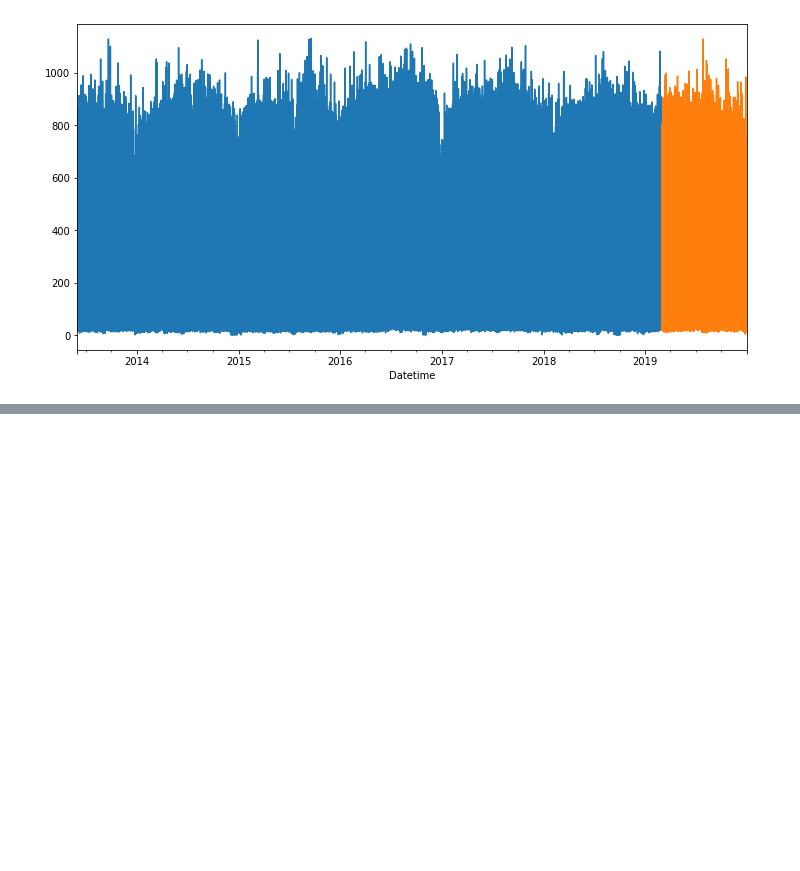
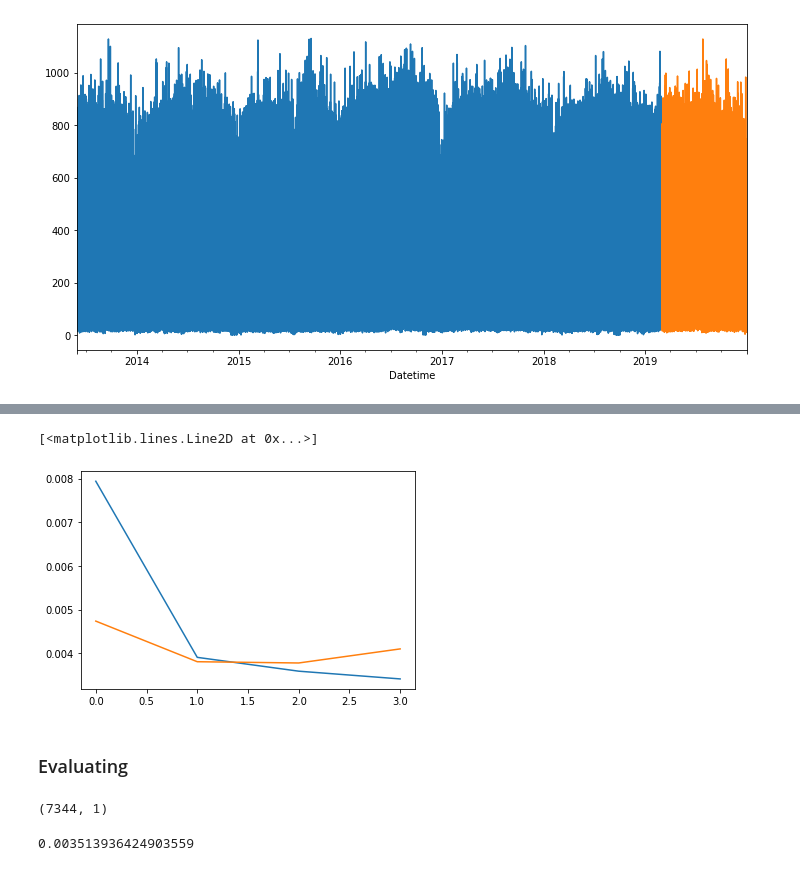
Before and after one commit to poolkit/Traffic-Flow-Forecasting, a Jupyter notebook: TrafficForecasting.ipynb, the cells around one changed output, grey strips where cells are left out. Drawn from its saved outputs; the diff is of its cells as text; code cells hidden in the pictures; blank space fills up the shorter version.

Commit message:
model trained

```diff
--- a/TrafficForecasting.ipynb
+++ b/TrafficForecasting.ipynb
@@ -63,0 +76,8 @@ np.shape(X_train), np.shape(y_train)
+# %%
+test_len = len(test_scaled)
+
+X_train = np.array(X_sequences[:-test_len])
+y_train = np.array(y_sequences[:-test_len])
+
+X_test = np.array(X_sequences[-test_len:])
+y_test = np.array(y_sequences[-test_len:])
@@ -63,0 +90,9 @@ np.shape(X_train), np.shape(y_train)
+# %%
+input_layer = Input(shape=(X_train.shape[1], X_train.shape[2]))
+first_lstm_layer = LSTM(units=64, return_sequences=True, activation='relu')(input_layer)
+second_lstm_layer = LSTM(units=32, return_sequences=False, activation='relu')(first_lstm_layer)
+output_layer = Dense(units=y_train.shape[1], activation='linear')(second_lstm_layer)
+model = Model(inputs=input_layer, outputs=output_layer)
+
+model.compile(optimizer='adam', loss='mean_squared_error')
+model.summary()
@@ -63,0 +119,13 @@ np.shape(X_train), np.shape(y_train)
+# %%
+model_checkpoint = ModelCheckpoint('model/model_{datetime.now().strftime('%d%m%H')}.h5',
+                             monitor='val_loss',   # Monitor validation loss
+                             save_best_only=True,  # Save only the best model
+                             mode='min'            # Mode of monitoring (minimize validation loss)
+                            )
+
+early_stopping = EarlyStopping(monitor='val_loss',
+                               patience=1,
+                               restore_best_weights=True
+                              )
+# %%
+history = model.fit(X_train, y_train, epochs=10, batch_size=16, validation_split=0.2, verbose=1, callbacks=[early_stopping, model_checkpoint])
@@ -63,0 +141,18 @@ np.shape(X_train), np.shape(y_train)
+# %%
+plt.plot(history.history['loss'], label='Training Loss')
+plt.plot(history.history['val_loss'], label='Validation Loss')
+# %% [output]
+[<matplotlib.lines.Line2D at 0x...>]
+[figure, added]
+# %% [markdown]
+### Evaluating
+# %%
+y_pred = model.predict(X_test)
+y_pred.shape
+# %% [output]
+(7344, 1)
+# %%
+mse = mean_squared_error(y_test, y_pred)
+mse
+# %% [output]
+0.003513936424903559
```
Also changed, not shown: parts of 11 cells of this notebook, 1 other file.
